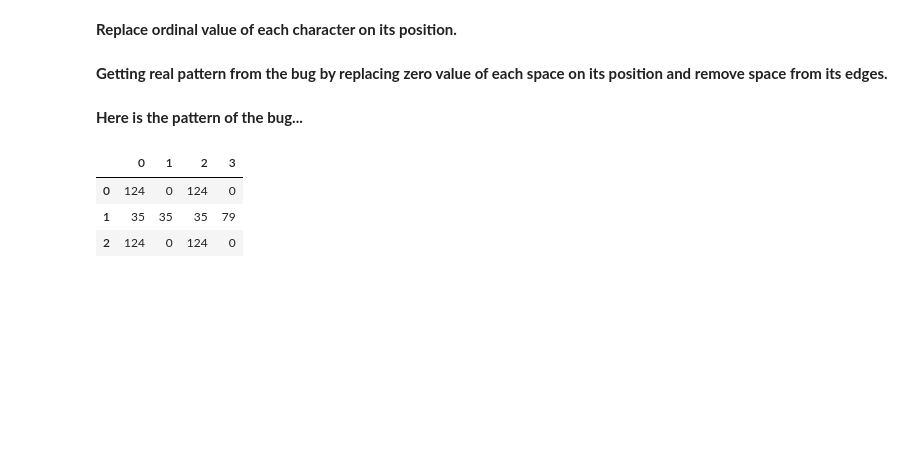
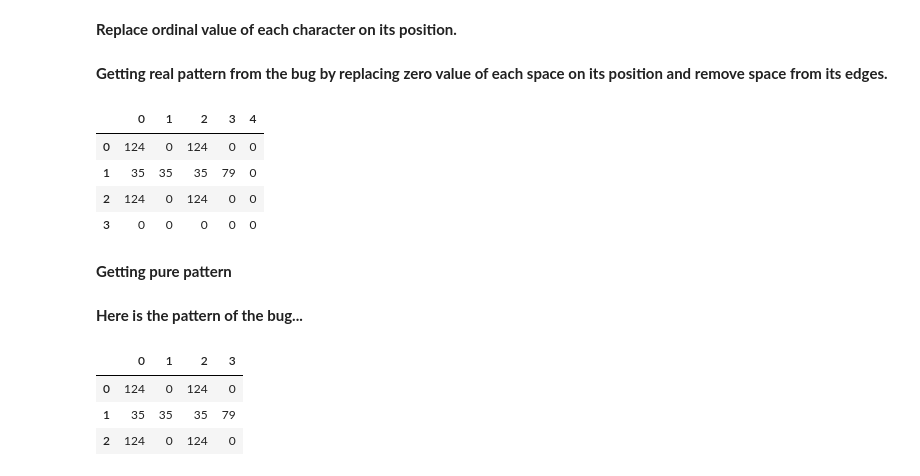
Before and after one commit to saman-nia/Task, a Jupyter notebook: Task_Saman.ipynb, the cells around one changed output. Saved outputs shown, nothing was run; the diff lists cells and outputs as text; code cells hidden in the pictures; blank space fills up the shorter version.

```diff
--- a/Task_Saman.ipynb
+++ b/Task_Saman.ipynb
@@ -43 +46,11 @@ with open('bug.txt','r') as f:
+# %%
+pd.DataFrame(bug_matrix)
+# %% [output]
+|  | 0 | 1 | 2 | 3 | 4 |
+| 0 | 124 | 0 | 124 | 0 | 0 |
+| 1 | 35 | 35 | 35 | 79 | 0 |
+| 2 | 124 | 0 | 124 | 0 | 0 |
+| 3 | 0 | 0 | 0 | 0 | 0 |
+# %% [markdown]
+**Getting pure pattern**
 # %%
```
Also changed, not shown: parts of 7 cells of this notebook.
